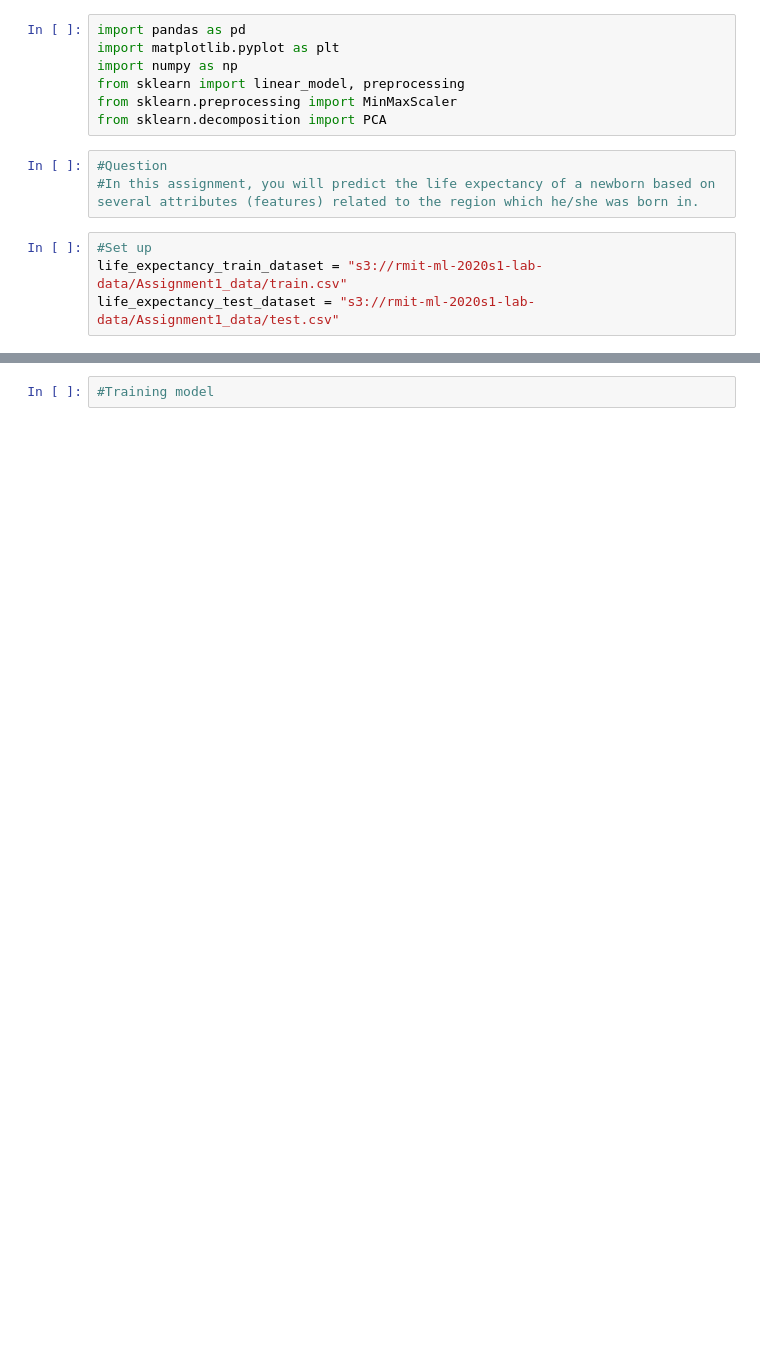
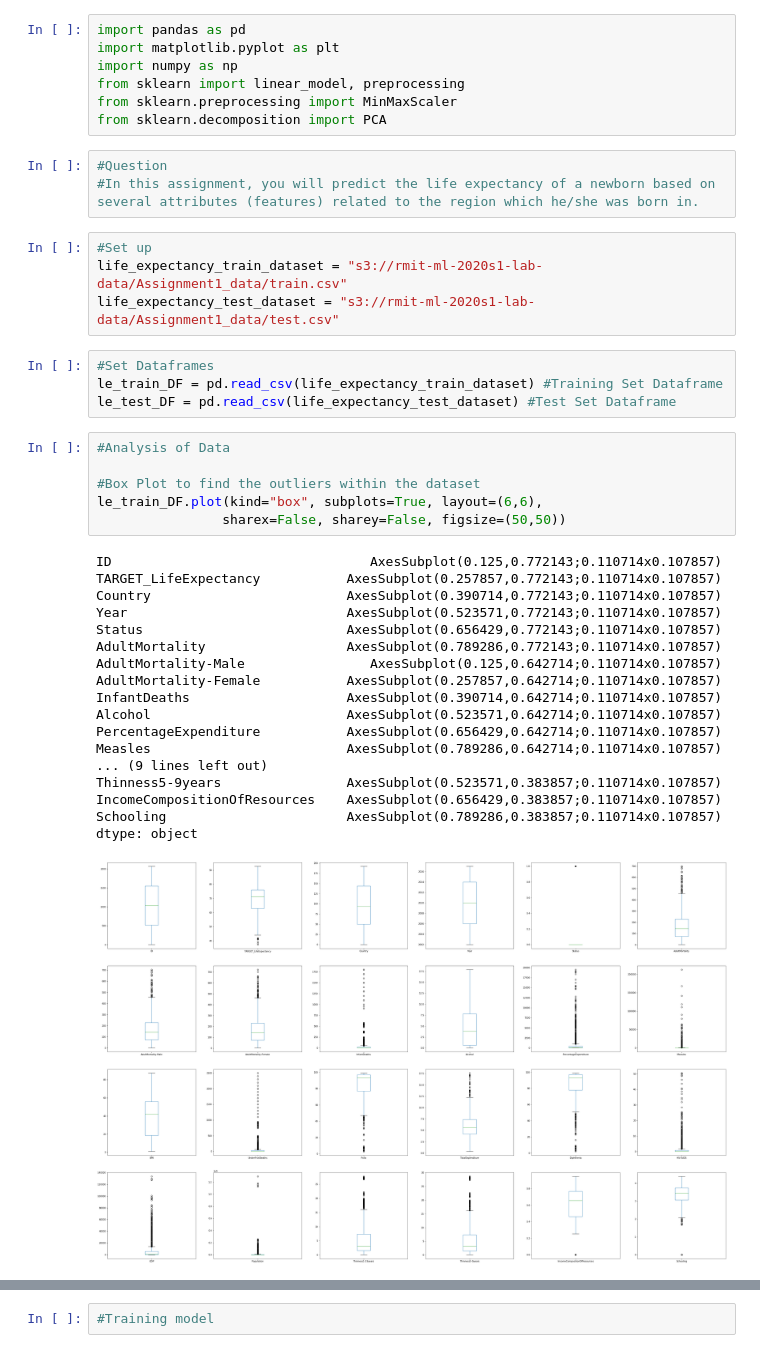
Before and after one commit to nugyn/ML-Assignment-1, a Jupyter notebook: Assignment-1.ipynb, the cells around one changed output, grey strips where cells are left out. Cells and saved outputs as stored; diff of their text form; blank space fills up the shorter version.

```diff
--- a/Assignment-1.ipynb
+++ b/Assignment-1.ipynb
@@ -12,3 +12,32 @@ from sklearn.decomposition import PCA
 #Set up
 life_expectancy_train_dataset = "s3://rmit-ml-2020s1-lab-data/Assignment1_data/train.csv"
 life_expectancy_test_dataset = "s3://rmit-ml-2020s1-lab-data/Assignment1_data/test.csv"
+# %%
+#Set Dataframes
+le_train_DF = pd.read_csv(life_expectancy_train_dataset) #Training Set Dataframe
+le_test_DF = pd.read_csv(life_expectancy_test_dataset) #Test Set Dataframe
+# %%
+#Analysis of Data
+
+#Box Plot to find the outliers within the dataset
+le_train_DF.plot(kind="box", subplots=True, layout=(6,6),
+                sharex=False, sharey=False, figsize=(50,50))
+# %% [output]
+ID                                 AxesSubplot(0.125,0.772143;0.110714x0.107857)
+TARGET_LifeExpectancy           AxesSubplot(0.257857,0.772143;0.110714x0.107857)
+Country                         AxesSubplot(0.390714,0.772143;0.110714x0.107857)
+Year                            AxesSubplot(0.523571,0.772143;0.110714x0.107857)
+Status                          AxesSubplot(0.656429,0.772143;0.110714x0.107857)
+AdultMortality                  AxesSubplot(0.789286,0.772143;0.110714x0.107857)
+AdultMortality-Male                AxesSubplot(0.125,0.642714;0.110714x0.107857)
+AdultMortality-Female           AxesSubplot(0.257857,0.642714;0.110714x0.107857)
+InfantDeaths                    AxesSubplot(0.390714,0.642714;0.110714x0.107857)
+Alcohol                         AxesSubplot(0.523571,0.642714;0.110714x0.107857)
+PercentageExpenditure           AxesSubplot(0.656429,0.642714;0.110714x0.107857)
+Measles                         AxesSubplot(0.789286,0.642714;0.110714x0.107857)
+... (9 lines left out)
+Thinness5-9years                AxesSubplot(0.523571,0.383857;0.110714x0.107857)
+IncomeCompositionOfResources    AxesSubplot(0.656429,0.383857;0.110714x0.107857)
+Schooling                       AxesSubplot(0.789286,0.383857;0.110714x0.107857)
+dtype: object
+[figure, added]
```
Also changed, not shown: parts of 8 cells of this notebook.
